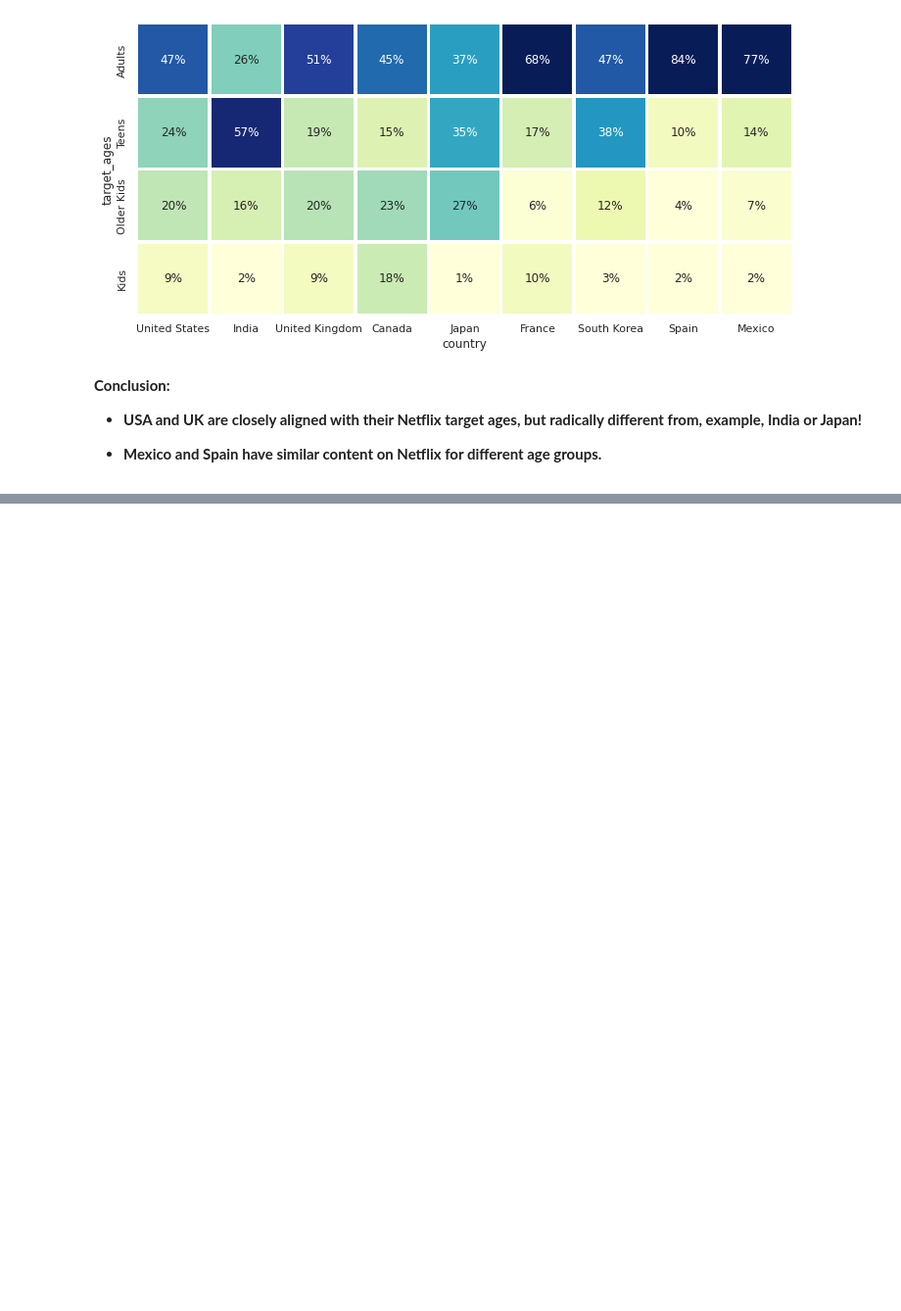
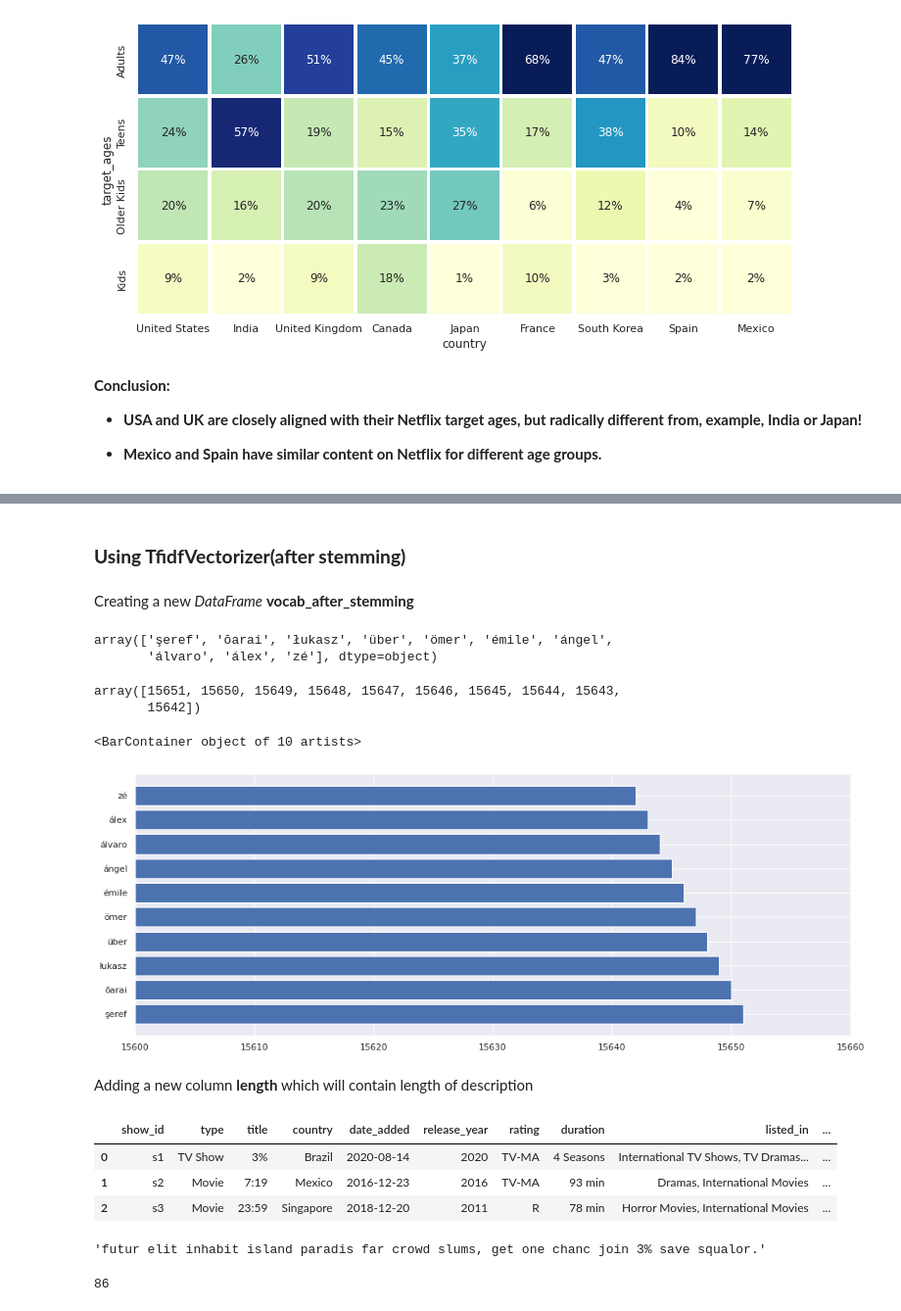
Before and after one commit to kiranahire03/NETFLIX-MOVIES-AND-TV-SHOWS-CLUSTERING, a Jupyter notebook: NETFLIX_MOVIES_AND_TV_SHOWS_CLUSTERING.ipynb, the cells around one changed output, grey strips where cells are left out. Shown at 98% size. Saved outputs shown, nothing was run; the diff lists cells and outputs as text; code cells hidden in the pictures; blank space fills up the shorter version.

```diff
--- a/NETFLIX_MOVIES_AND_TV_SHOWS_CLUSTERING.ipynb
+++ b/NETFLIX_MOVIES_AND_TV_SHOWS_CLUSTERING.ipynb
@@ -486,0 +682,2 @@ plt.show()
+# %% [markdown]
+### **Using TfidfVectorizer(after stemming)**
@@ -486,0 +701,31 @@ plt.show()
+# %% [markdown]
+Creating a new *DataFrame* **vocab_after_stemming**
+# %%
+# Store the count in panadas dataframe with vocab as index
+vocab_after_stemming = pd.DataFrame({"Word": vocab ,
+                                      "count" :count_of_vocab})
+# Sort the dataframe
+vocab_after_stemming = vocab_after_stemming.sort_values("count" ,ascending=False)
+# %%
+top10_most_ocurred_vocab = vocab_after_stemming.head(10)
+# %%
+top10_most_occurred_words = top10_most_ocurred_vocab.Word.values
+top10_most_occurred_words
+# %% [output]
+array(['şeref', 'ōarai', 'łukasz', 'über', 'ömer', 'émile', 'ángel',
+       'álvaro', 'álex', 'zé'], dtype=object)
+# %%
+top10_most_occurred_words_count = top10_most_ocurred_vocab['count'].values
+top10_most_occurred_words_count
+# %% [output]
+array([15651, 15650, 15649, 15648, 15647, 15646, 15645, 15644, 15643,
+       15642])
+# %%
+plt.figure( figsize = ( 16,6 ))
+plt.xlim(15600, 15660)
+plt.barh(top10_most_occurred_words , top10_most_occurred_words_count )
+# %% [output]
+<BarContainer object of 10 artists>
+[figure, added]
+# %% [markdown]
+Adding a new column **length** which will contain length of description
@@ -486,0 +734,15 @@ plt.show()
+# %%
+netflix_df.head(3)
+# %% [output]
+|  | show_id | type | title | country | date_added | release_year | rating | duration | listed_in | ... |
+| 0 | s1 | TV Show | 3% | Brazil | 2020-08-14 | 2020 | TV-MA | 4 Seasons | International TV Shows, TV Dramas... | ... |
+| 1 | s2 | Movie | 7:19 | Mexico | 2016-12-23 | 2016 | TV-MA | 93 min | Dramas, International Movies | ... |
+| 2 | s3 | Movie | 23:59 | Singapore | 2018-12-20 | 2011 | R | 78 min | Horror Movies, International Movies | ... |
+# %%
+netflix_df.description.iloc[0]
+# %% [output]
+'futur elit inhabit island paradis far crowd slums, get one chanc join 3% save squalor.'
+# %%
+len(netflix_df.description.iloc[0])
+# %% [output]
+86
```
Also changed, not shown: parts of 68 cells of this notebook.
